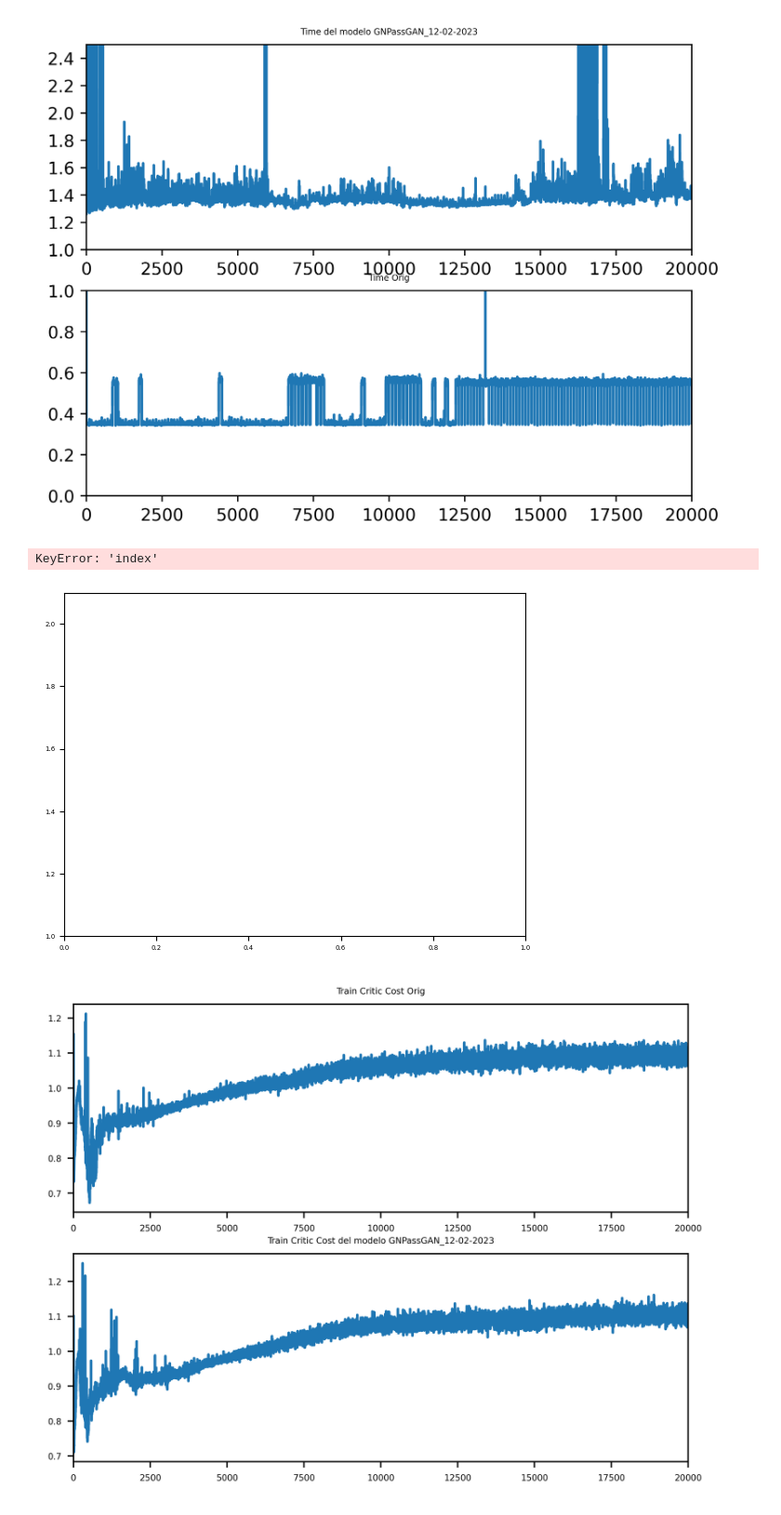
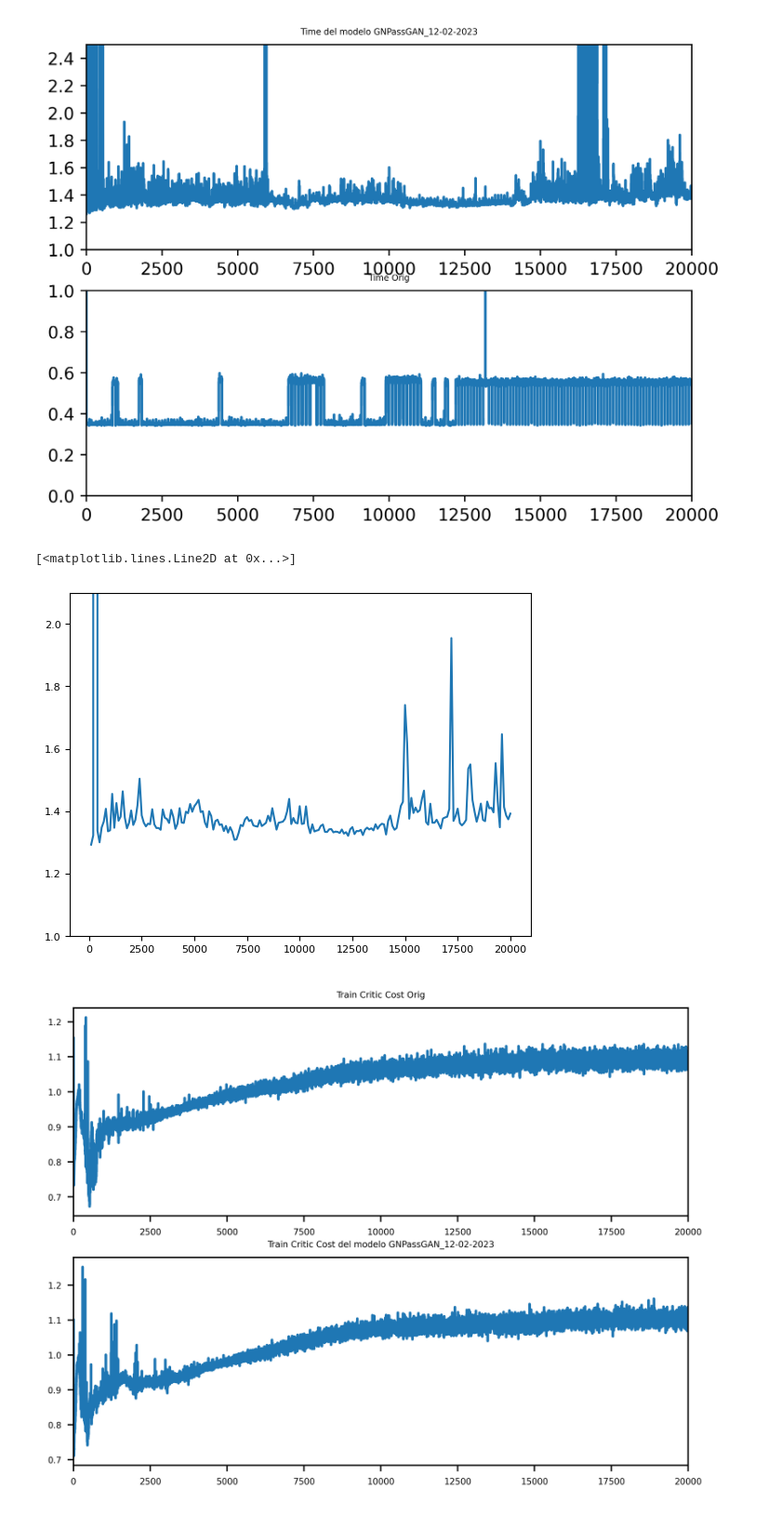
Before and after one commit to Alexrgg/GNPassGAN, a Jupyter notebook: read_logs.ipynb, the cells around one changed output. Shown at 93% size. Drawn from its saved outputs; the diff is of its cells as text; code cells hidden in the pictures.

```diff
--- a/read_logs.ipynb
+++ b/read_logs.ipynb
@@ -85,10 +85,10 @@ plot_variable(df,df_orig,mesure_col='time',yaxis_limit=True,xaxis_limit=True)
 [figure]
 # %%
 plt.ylim(ymax=2.1, ymin=1)
-plt.plot(df_filter['index'],df_filter['time'])
+plt.plot(df_filter['iteracion'],df_filter['time'])
 # %% [output]
-KeyError: 'index'
+[<matplotlib.lines.Line2D at 0x...>]
-[figure, old version]
+[figure, new version]
 # %%
 #df.plot('index','train critic cost')
 plot_variable(df,df_orig,mesure_col='train critic cost',xaxis_limit=True)
```
Also changed, not shown: 3 other files.
